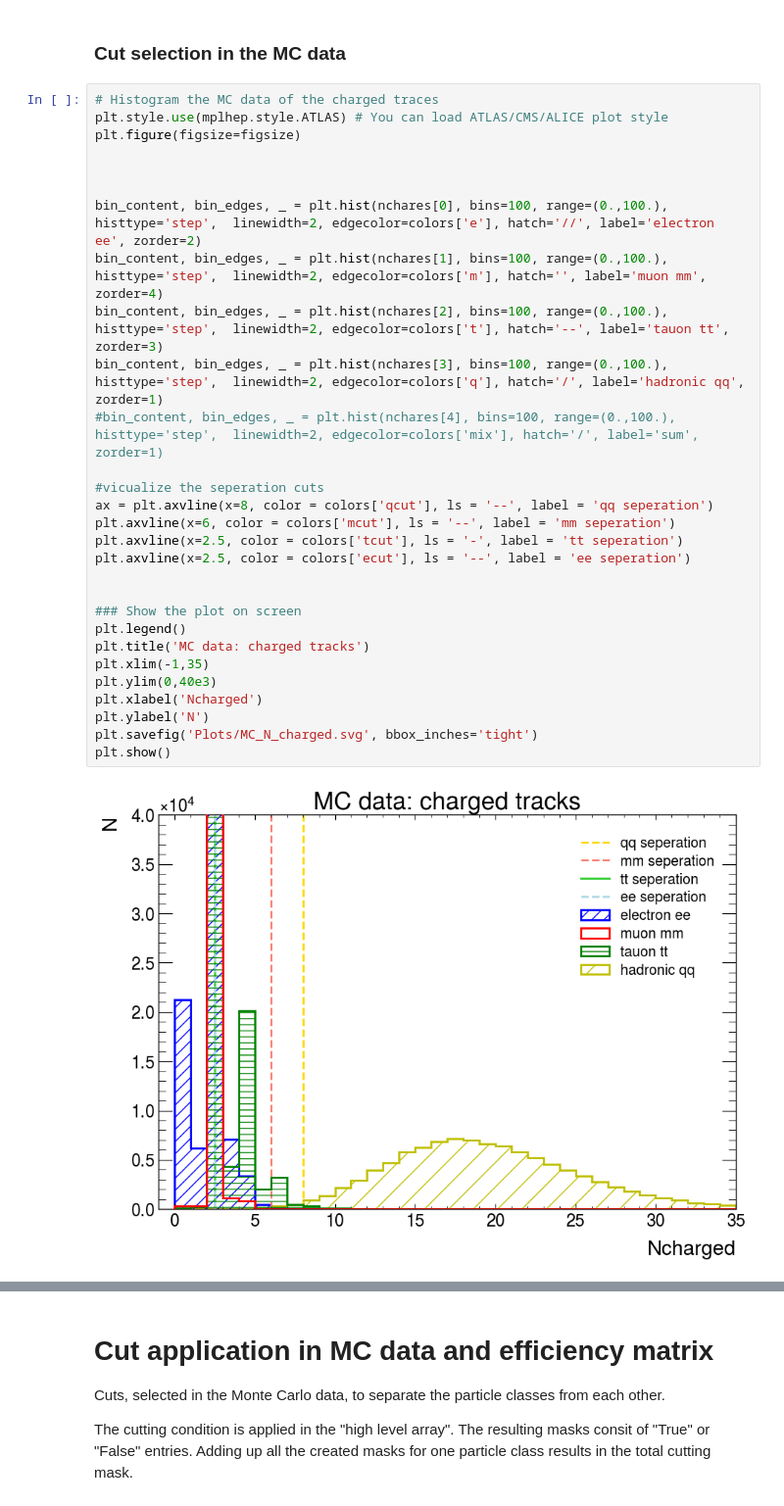
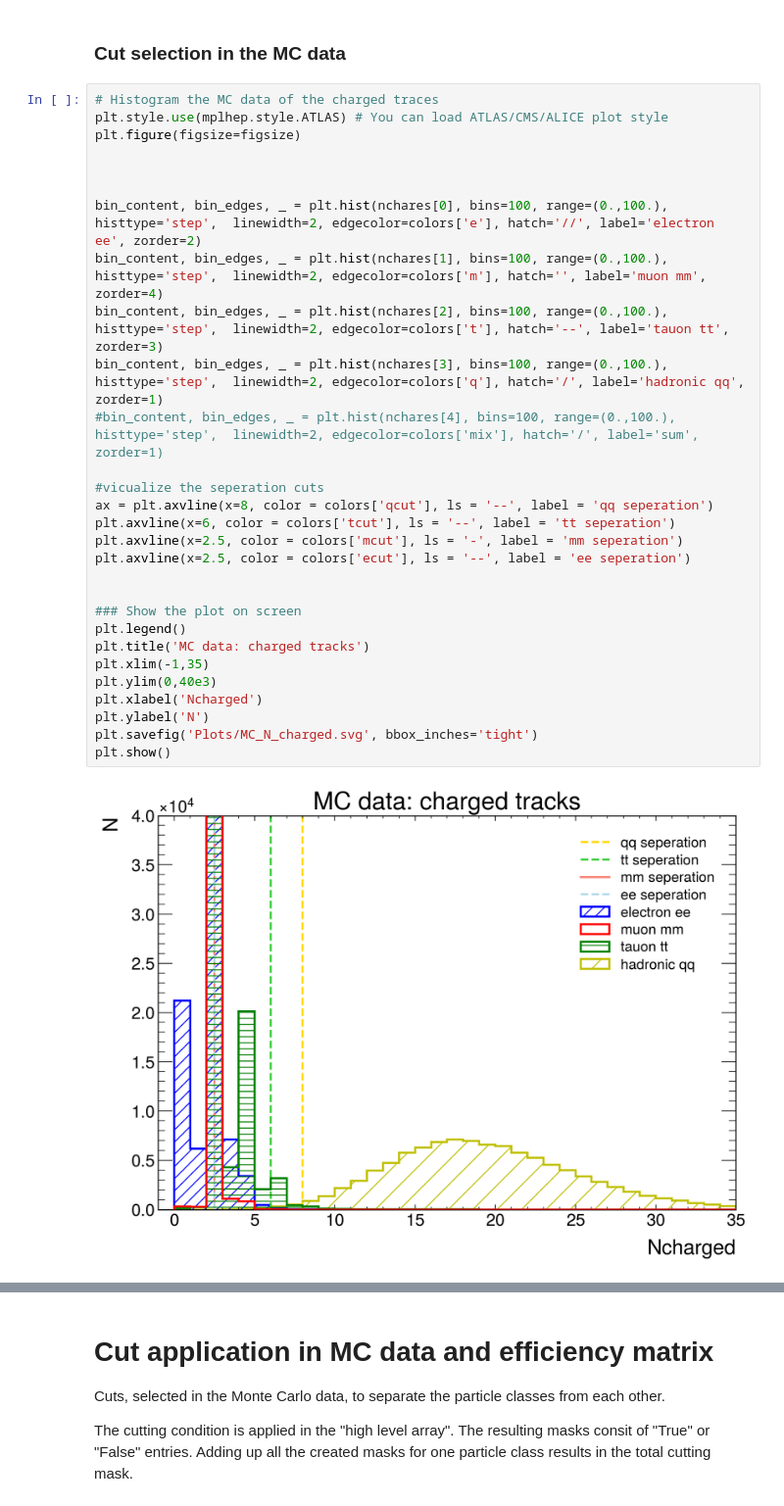
Before and after one commit to lukasg96/z0-precisionmeasurement, a Jupyter notebook: z0_experiment_Philipp_Bronner_Lukas_Grunwald.ipynb, the cells around one changed output, grey strips where cells are left out. Shown at 98% size. Saved outputs shown, nothing was run; the diff lists cells and outputs as text.

```diff
--- a/z0_experiment_Philipp_Bronner_Lukas_Grunwald.ipynb
+++ b/z0_experiment_Philipp_Bronner_Lukas_Grunwald.ipynb
@@ -126,34 +126,34 @@ The last line shows all the variables available in the TTree to carry out the ex
 # %%
 # Histogram the MC data of the charged traces
 plt.style.use(mplhep.style.ATLAS) # You can load ATLAS/CMS/ALICE plot style
 plt.figure(figsize=figsize)
 
 
 
 bin_content, bin_edges, _ = plt.hist(nchares[0], bins=100, range=(0.,100.), histtype='step',  linewidth=2, edgecolor=colors['e'], hatch='//', label='electron ee', zorder=2)
 bin_content, bin_edges, _ = plt.hist(nchares[1], bins=100, range=(0.,100.), histtype='step',  linewidth=2, edgecolor=colors['m'], hatch='', label='muon mm', zorder=4)
 bin_content, bin_edges, _ = plt.hist(nchares[2], bins=100, range=(0.,100.), histtype='step',  linewidth=2, edgecolor=colors['t'], hatch='--', label='tauon tt', zorder=3)
 bin_content, bin_edges, _ = plt.hist(nchares[3], bins=100, range=(0.,100.), histtype='step',  linewidth=2, edgecolor=colors['q'], hatch='/', label='hadronic qq', zorder=1)
 #bin_content, bin_edges, _ = plt.hist(nchares[4], bins=100, range=(0.,100.), histtype='step',  linewidth=2, edgecolor=colors['mix'], hatch='/', label='sum', zorder=1)
 
 #vicualize the seperation cuts
 ax = plt.axvline(x=8, color = colors['qcut'], ls = '--', label = 'qq seperation')
-plt.axvline(x=6, color = colors['mcut'], ls = '--', label = 'mm seperation')
-plt.axvline(x=2.5, color = colors['tcut'], ls = '-', label = 'tt seperation')
+plt.axvline(x=6, color = colors['tcut'], ls = '--', label = 'tt seperation')
+plt.axvline(x=2.5, color = colors['mcut'], ls = '-', label = 'mm seperation')
 plt.axvline(x=2.5, color = colors['ecut'], ls = '--', label = 'ee seperation')
 
 
 ### Show the plot on screen
 plt.legend()
 plt.title('MC data: charged tracks')
 plt.xlim(-1,35)
 plt.ylim(0,40e3)
 plt.xlabel('Ncharged')
 plt.ylabel('N')
 plt.savefig('Plots/MC_N_charged.svg', bbox_inches='tight')
 plt.show()
 # %% [output]
-[figure, old version]
+[figure, new version]
 # %%
 # Plot of the total particle
 plt.style.use(mplhep.style.ATLAS)
```
Also changed, not shown: parts of 11 cells of this notebook.
